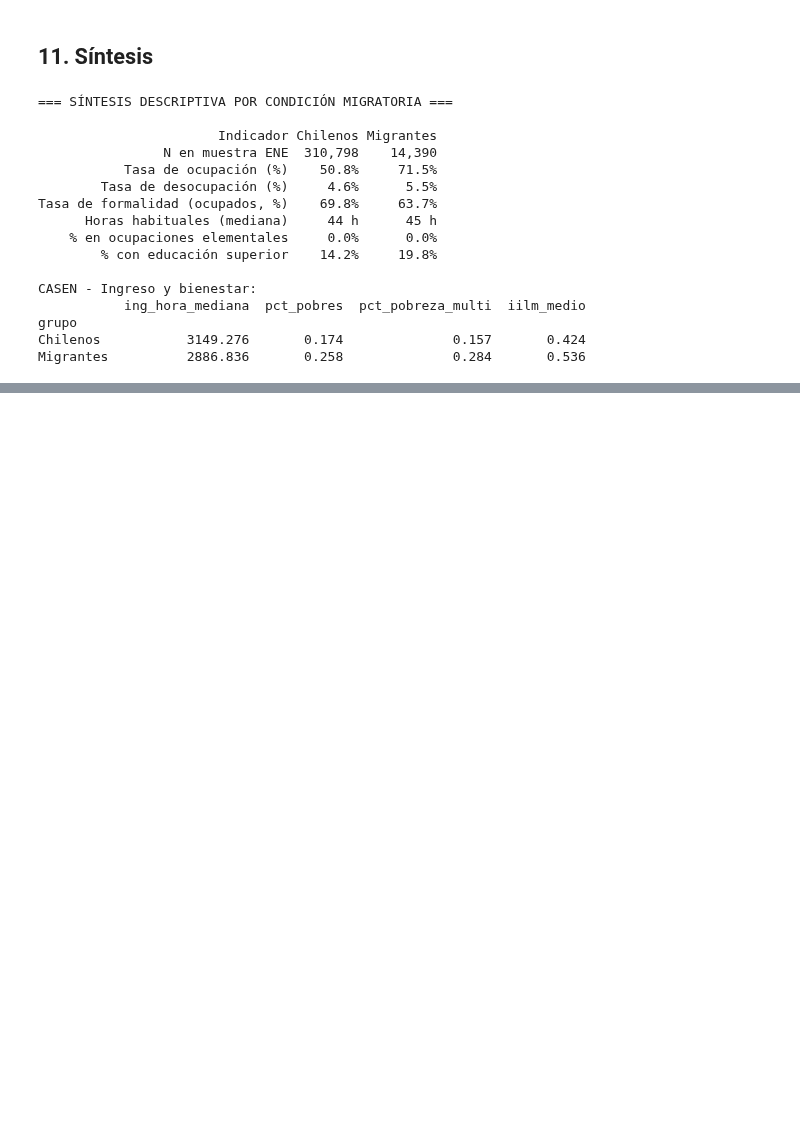
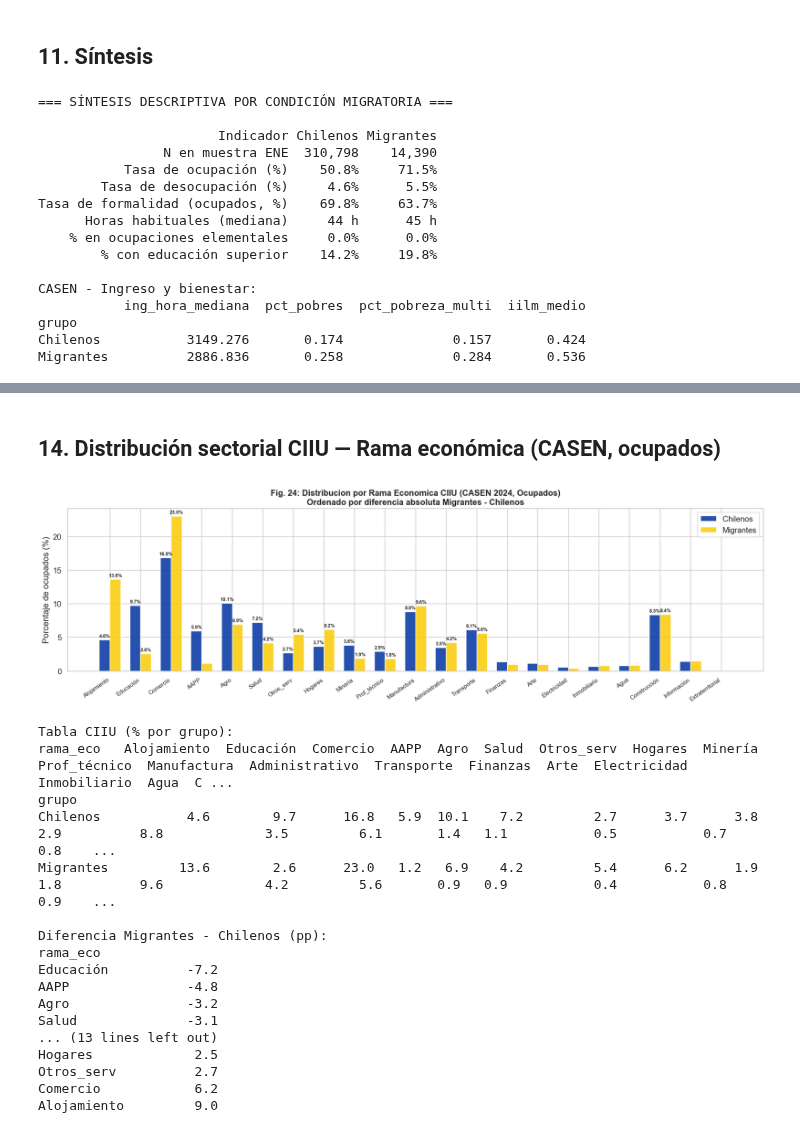
Before and after one commit to ElK1000o/investigacion-ia, a Jupyter notebook: Python/Analisis/03_eda_descriptivo.ipynb, the cells around one changed output, grey strips where cells are left out. Cells and saved outputs as stored; diff of their text form; code cells hidden in the pictures; blank space fills up the shorter version.

```diff
--- a/Python/Analisis/03_eda_descriptivo.ipynb
+++ b/Python/Analisis/03_eda_descriptivo.ipynb
@@ -681,0 +782,70 @@ Migrantes          2886.836       0.258              0.284       0.536
+# %% [markdown]
+## 14. Distribución sectorial CIIU — Rama económica (CASEN, ocupados)
+# %%
+# Figura 24: Distribucion por rama economica CIIU (CASEN, solo ocupados)
+# Ordenado por diferencia absoluta Migrantes - Chilenos
+# Muestra concentracion en alojamiento/domestico y exclusion de sector publico/educacion
+
+rama_dist = (cas_ocup.groupby(['grupo', 'rama_eco'])
+             .size().unstack(fill_value=0))
+rama_pct = rama_dist.div(rama_dist.sum(axis=1), axis=0) * 100
+
+# Ordenar sectores por diferencia absoluta (los mas discriminantes primero)
+if 'Chilenos' in rama_pct.index and 'Migrantes' in rama_pct.index:
+    diff_abs = (rama_pct.loc['Migrantes'] - rama_pct.loc['Chilenos']).abs().sort_values(ascending=False)
+    rama_order = diff_abs.index.tolist()
+else:
+    rama_order = rama_pct.columns.tolist()
+
+rama_pct_plot = rama_pct.reindex(columns=[c for c in rama_order if c in rama_pct.columns])
+
+fig, ax = plt.subplots(figsize=(16, 5))
+x = np.arange(len(rama_pct_plot.columns))
+width = 0.35
+for i, (grupo, row) in enumerate(rama_pct_plot.iterrows()):
+    bars = ax.bar(x + i*width - width/2, row.values, width=width,
+                  label=grupo, color=list(COLORES.values())[i],
+                  alpha=0.85, edgecolor='white')
+    for bar in bars:
+        if bar.get_height() >= 1.8:
+            ax.text(bar.get_x() + bar.get_width()/2, bar.get_height() + 0.2,
+                    f'{bar.get_height():.1f}%',
+                    ha='center', va='bottom', fontsize=7.5, fontweight='bold')
+
+ax.set_xticks(x)
+ax.set_xticklabels(rama_pct_plot.columns, rotation=35, ha='right', fontsize=9)
+ax.set_ylabel('Porcentaje de ocupados (%)')
+ax.set_title('Fig. 24: Distribucion por Rama Economica CIIU (CASEN 2024, Ocupados)\n'
+             'Ordenado por diferencia absoluta Migrantes - Chilenos',
+             fontsize=13, fontweight='bold')
+ax.legend()
+plt.tight_layout()
+plt.savefig(os.path.join(FIG, 'fig24_ciiu_casen.png'))
+plt.show()
+
+print('Tabla CIIU (% por grupo):')
+print(rama_pct_plot.round(1).to_string())
+
+if 'Chilenos' in rama_pct.index and 'Migrantes' in rama_pct.index:
+    print('\nDiferencia Migrantes - Chilenos (pp):')
+    diff = (rama_pct.loc['Migrantes'] - rama_pct.loc['Chilenos']).sort_values()
+    print(diff.round(1).to_string())
+# %% [output]
+[figure, added]
+Tabla CIIU (% por grupo):
+rama_eco   Alojamiento  Educación  Comercio  AAPP  Agro  Salud  Otros_serv  Hogares  Minería  Prof_técnico  Manufactura  Administrativo  Transporte  Finanzas  Arte  Electricidad  Inmobiliario  Agua  C ...
+grupo
+Chilenos           4.6        9.7      16.8   5.9  10.1    7.2         2.7      3.7      3.8           2.9          8.8             3.5         6.1       1.4   1.1           0.5           0.7   0.8    ...
+Migrantes         13.6        2.6      23.0   1.2   6.9    4.2         5.4      6.2      1.9           1.8          9.6             4.2         5.6       0.9   0.9           0.4           0.8   0.9    ...
+
+Diferencia Migrantes - Chilenos (pp):
+rama_eco
+Educación          -7.2
+AAPP               -4.8
+Agro               -3.2
+Salud              -3.1
+... (13 lines left out)
+Hogares             2.5
+Otros_serv          2.7
+Comercio            6.2
+Alojamiento         9.0
```
Also changed, not shown: parts of 5 cells of this notebook, 31 other files.
